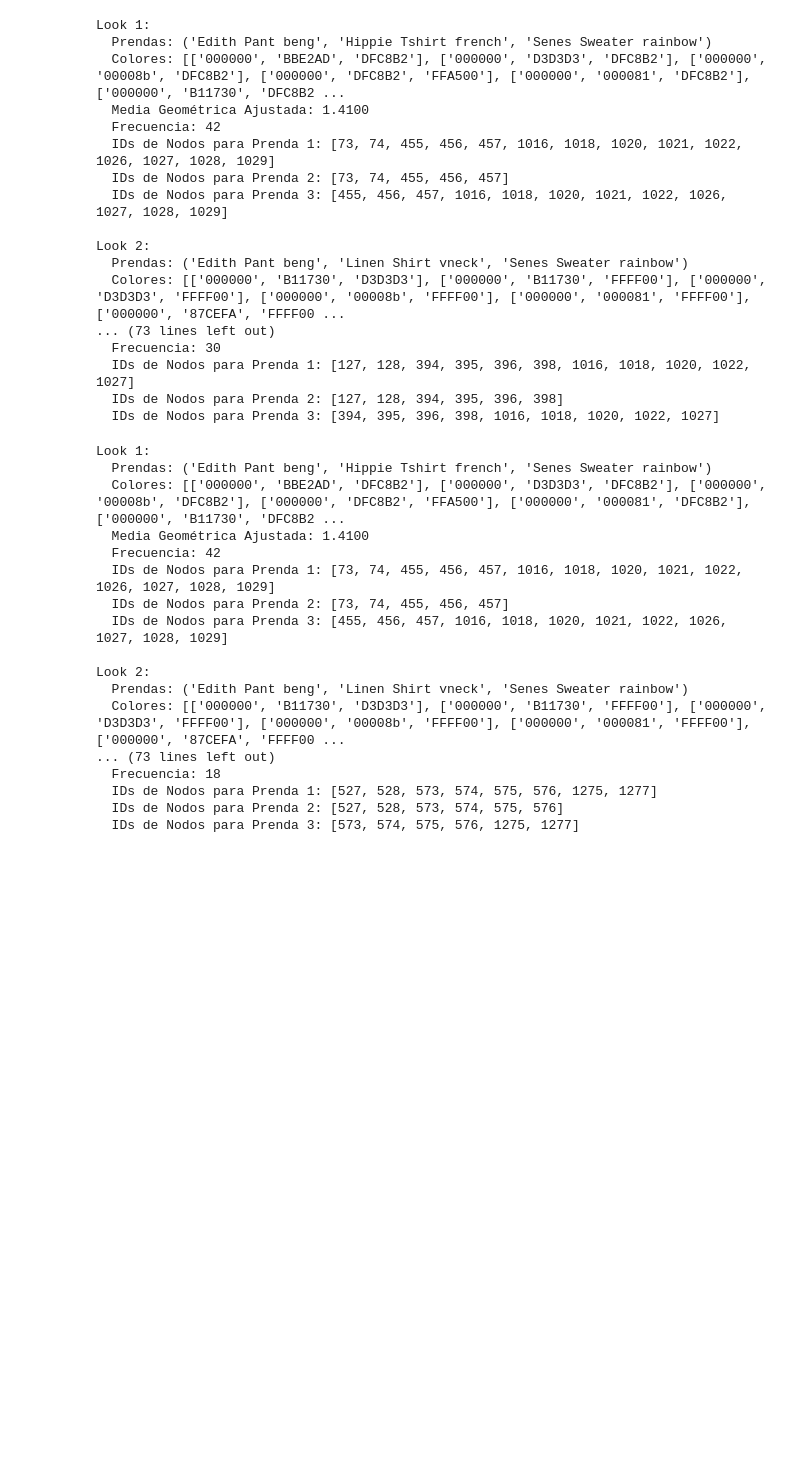
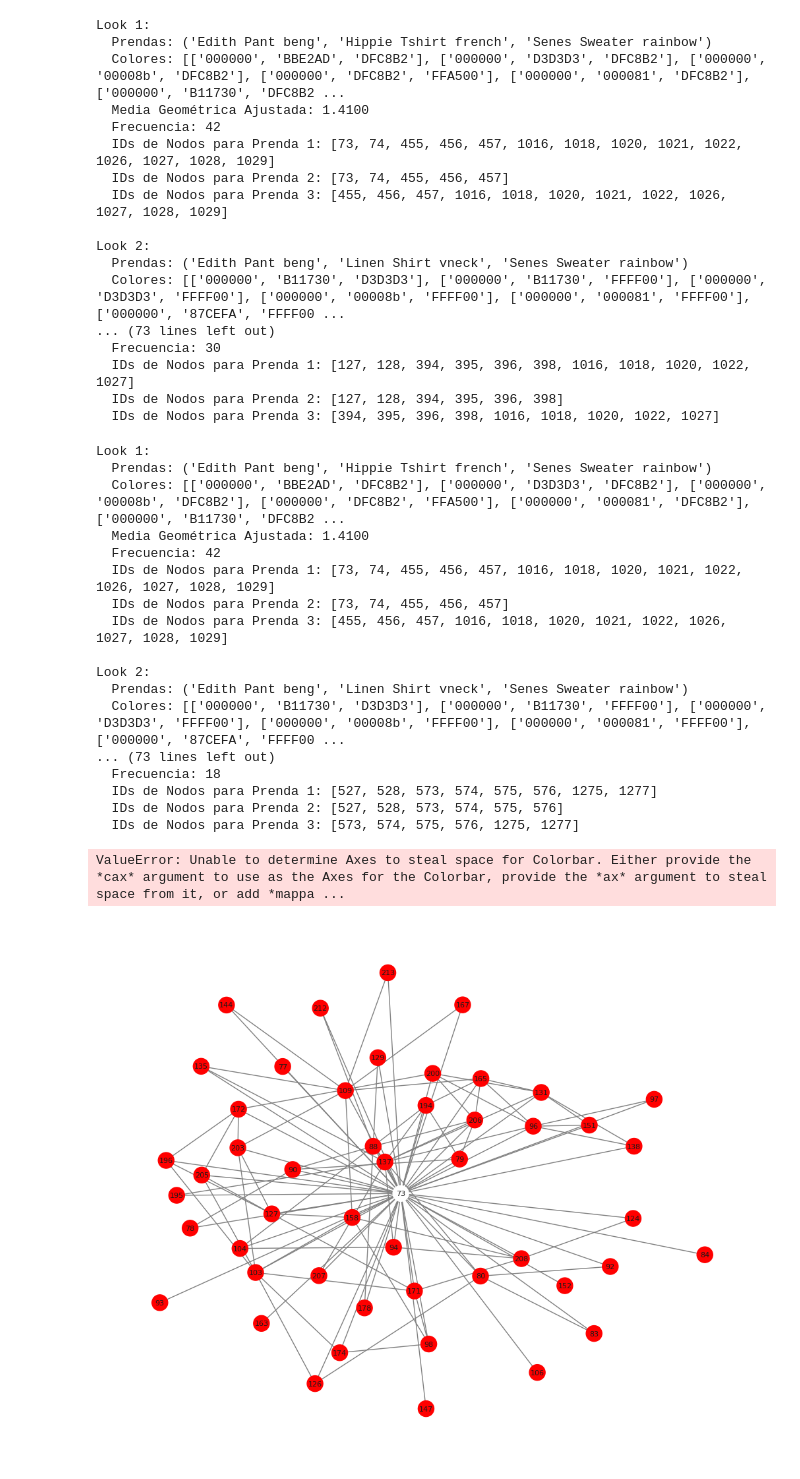
Before and after one commit to xaabizulu/24_25_3_R10_Verde_Oscuro, a Jupyter notebook: 02__Grafo_Colabs.ipynb, the cells around one changed output. Saved outputs shown, nothing was run; the diff lists cells and outputs as text; code cells hidden in the pictures; blank space fills up the shorter version.

```diff
--- a/02__Grafo_Colabs.ipynb
+++ b/02__Grafo_Colabs.ipynb
@@ -1116,3 +1205,72 @@ Look 2:
   IDs de Nodos para Prenda 1: [527, 528, 573, 574, 575, 576, 1275, 1277]
   IDs de Nodos para Prenda 2: [527, 528, 573, 574, 575, 576]
   IDs de Nodos para Prenda 3: [573, 574, 575, 576, 1275, 1277]
+# %%
+import matplotlib.pyplot as plt
+import networkx as nx
+import random
+import matplotlib as mpl
+from networkx.algorithms.community import greedy_modularity_communities
+
+def obtener_muestra_conectada(G, muestra, nodo_fijo=None):
+    # Si se especifica un nodo fijo, usarlo como punto de partida
+    nodo_inicial = nodo_fijo if nodo_fijo in G else random.choice(list(G.nodes()))
+    visitados = set()
+    cola = [nodo_inicial]
+
+    while cola and len(visitados) < muestra:
+        nodo = cola.pop(0)
+        if nodo not in visitados:
+            visitados.add(nodo)
+            cola.extend(n for n in G.neighbors(nodo) if n not in visitados)
+
+    return list(visitados)
+
+def limitar_colormap(cmap, vmin, vmax):
+    """Limitar el rango de colores del colormap."""
+    return mpl.cm.ScalarMappable(
+        cmap=cmap,
+        norm=mpl.colors.Normalize(vmin=vmin, vmax=vmax)
+    )
+
+def graficar_grafo_centralidad(G, muestra=50, nodo_fijo=73):
+    # Obtener una muestra conectada de nodos que incluya el nodo fijo
+    nodos_muestra = obtener_muestra_conectada(G, muestra, nodo_fijo=nodo_fijo)
+    subgrafo = G.subgraph(nodos_muestra)
+
+    # Calcular centralidad de grado
+    centralidad_grado = nx.degree_centrality(subgrafo)
+    valores_centralidad = list(centralidad_grado.values())
+
+    # Ajustar vmin y vmax dinámicamente
+    vmin = min(valores_centralidad)  # Valor mínimo de centralidad
+    vmax = max(valores_centralidad)  # Valor máximo de centralidad
+    colores = [centralidad_grado[nodo] for nodo in subgrafo.nodes()]
+
+    # Crear un mapeo de colores (tonos cálidos: rojo, naranja, amarillo)
+    cmap = mpl.colors.LinearSegmentedColormap.from_list(
+        "warm_colormap", ["red", "red", "white"]
+    )
+    sm = limitar_colormap(cmap, vmin, vmax)
+    sm.set_array([])
+
+    # Dibujar grafo
+    plt.figure(figsize=(10, 8))
+    nx.draw(
+        subgrafo,
+        with_labels=True,
+        node_color=colores,
+        node_size=300,
+        cmap=cmap,
+        font_size=8,
+        edge_color="gray"
+    )
+    plt.colorbar(sm, label="Centralidad de grado")
+    plt.title(f"Visualización del grafo (nodo fijo: {nodo_fijo}, colores según centralidad)")
+    plt.show()
+
+# Llama a la función con tu grafo
+graficar_grafo_centralidad(G7)
+# %% [output]
+ValueError: Unable to determine Axes to steal space for Colorbar. Either provide the *cax* argument to use as the Axes for the Colorbar, provide the *ax* argument to steal space from it, or add *mappa ...
+[figure, added]
```
Also changed, not shown: parts of 5 cells of this notebook.
